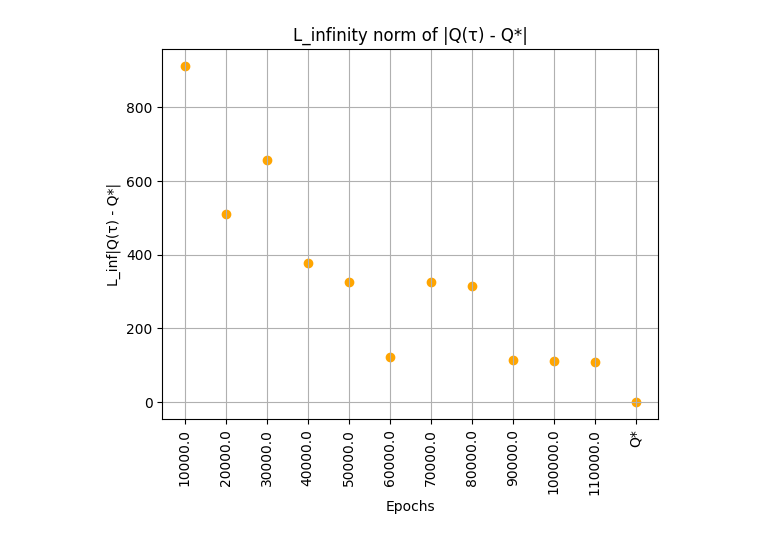
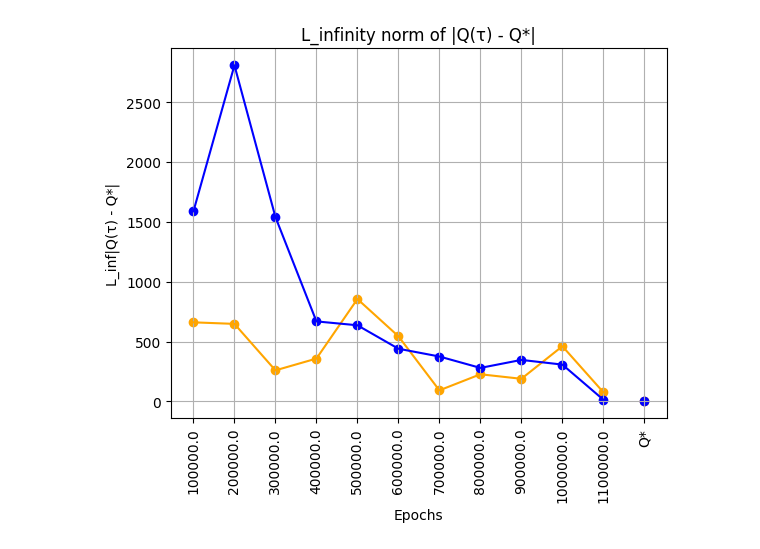
Before and after one commit to cris96spa/TMDP, a Jupyter notebook: TMDP.ipynb, the cells around one changed output. Cells and saved outputs as stored; diff of their text form; code cells hidden in the pictures.

Commit message:
metrics plot

```diff
--- a/TMDP.ipynb
+++ b/TMDP.ipynb
@@ -46,3 +51,6 @@ Qs = Q_learning(tmdp, Q, alpha=.5, episodes=100000, status_step=status_step)
+# %%
+Q_0 = np.zeros((nS, nA))
+Qs_0 = Q_learning(mdp, Q_0, alpha=1., episodes=1000000, status_step=status_step)
 # %%
 print(Qs["Qs"][-1])
 print(Qs["visits"])
@@ -60,5 +69,7 @@ print(len(Qs["Qs"]))
 # %%
 tau_prime = 0.
 metrics = compute_metrics(tmdp, Qs["Qs"], Q_star, tau_prime=tau_prime)
+metrics_0 = compute_metrics(mdp, Qs_0["Qs"], Q_star_0, tau_prime=tau_prime)
 print(metrics)
+print(metrics_0)
 # %% [output]
@@ -66,14 +78,22 @@ print(metrics)
 # %%
 x = np.array([])
+y_0 = np.array([])
 y = np.array([])
+
 for i, J in enumerate(metrics["J"]):
     y = np.append(y, J)
+    y_0 = np.append(y_0, metrics_0["J"][i])
     if i < len(metrics["J"])-1:
         x = np.append(x, (i+1)*status_step)
     else:
         x = np.append(x, "Q*")
 x_map = np.array([i for i in range(len(x))])
 plt.scatter(x, y, c="orange")
+plt.scatter(x, y_0, c="blue")
+
+plt.plot(x[:-1], y[:-1], c="orange")
+plt.plot(x[:-1], y_0[:-1], c="blue")
+
 plt.xlabel("Epochs")
 plt.xticks(rotation=90)
 plt.ylabel("E[J]")
@@ -84,8 +104,10 @@ plt.grid(visible=True)
 # %%
 x = np.array([])
 y = np.array([])
+y_0 = np.array([])
 for i, J in enumerate(metrics["J_tau"]):
     y = np.append(y, J)
+    y_0 = np.append(y_0, metrics_0["J_tau"][i])
     if i < len(metrics["J_tau"])-1:
         x = np.append(x, (i+1)*status_step)
     else:
@@ -93,6 +115,11 @@ for i, J in enumerate(metrics["J_tau"]):
 x_map = np.array([i for i in range(len(x))])
 plt.xticks(x_map, x)
 plt.scatter(x, y, c="orange")
+plt.scatter(x, y_0, c="blue")
+
+plt.plot(x[:-1], y[:-1], c="orange")
+plt.plot(x[:-1], y_0[:-1], c="blue")
+
 plt.xlabel("Epochs")
 plt.xticks(rotation=90)
 plt.ylabel("E[J(τ)]")
@@ -122,21 +149,28 @@ plt.grid(visible=True)
 # %%
 x = np.array([])
 y = np.array([])
+y_0 = np.array([])
 for i, J in enumerate(metrics["delta_Q"]):
     y = np.append(y, J)
+    y_0 = np.append(y_0, metrics_0["delta_Q"][i])
     if i < len(metrics["delta_Q"])-1:
         x = np.append(x, (i+1)*status_step)
     else:
         x = np.append(x, "Q*")
 x_map = np.array([i for i in range(len(x))])
 plt.scatter(x, y, c="orange")
+plt.scatter(x, y_0, c="blue")
+
+plt.plot(x[:-1], y[:-1], c="orange")
+plt.plot(x[:-1], y_0[:-1], c="blue")
+
 plt.xlabel("Epochs")
 plt.xticks(rotation=90)
 plt.ylabel("L_inf|Q(τ) - Q*|")
 plt.title("L_infinity norm of |Q(τ) - Q*|")
 plt.grid(visible=True)
 # %% [output]
-[figure, old version]
+[figure, new version]
 # %%
 x = np.array([])
 y = np.array([])
```
Also changed, not shown: parts of 12 cells of this notebook.
